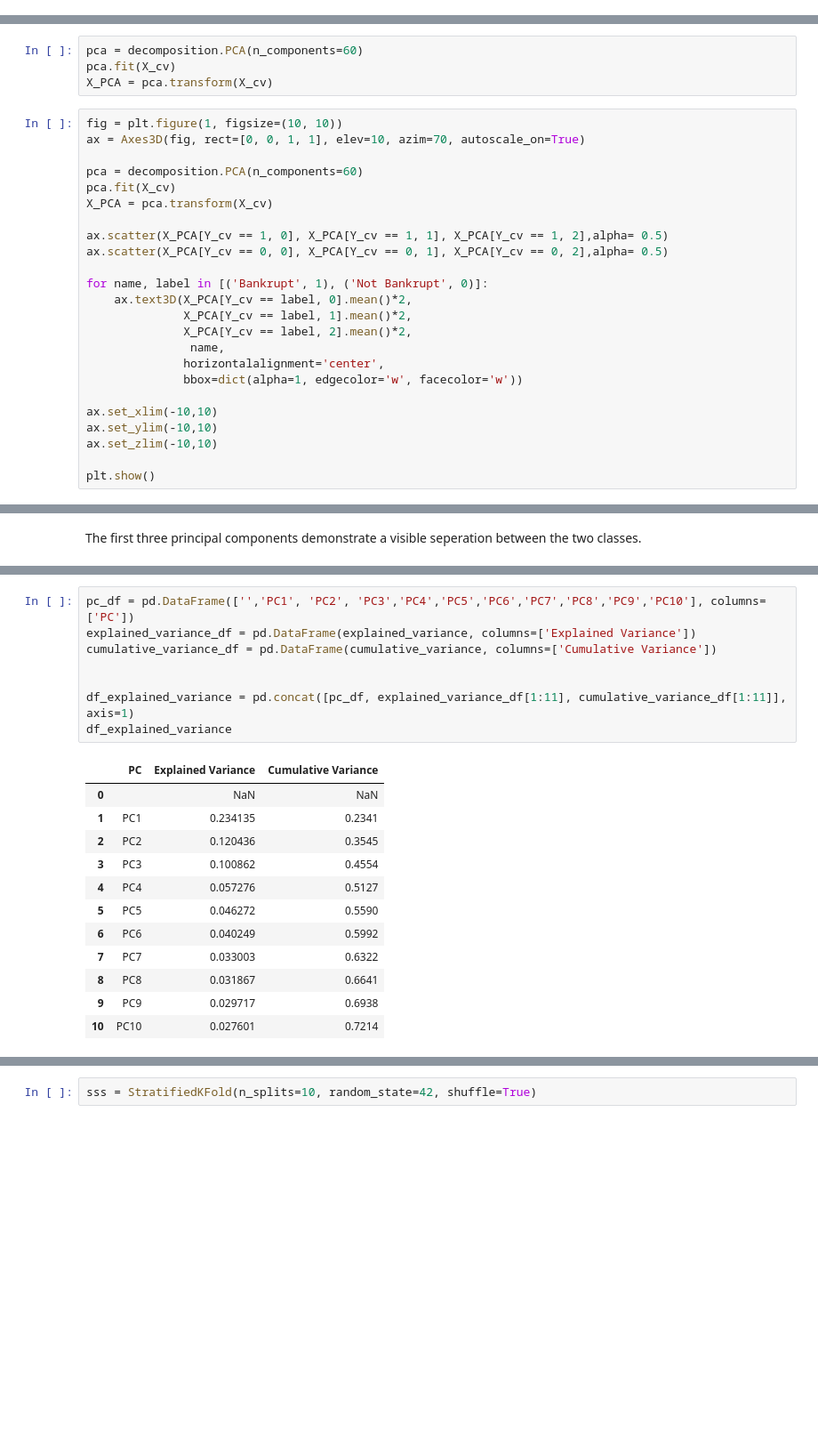
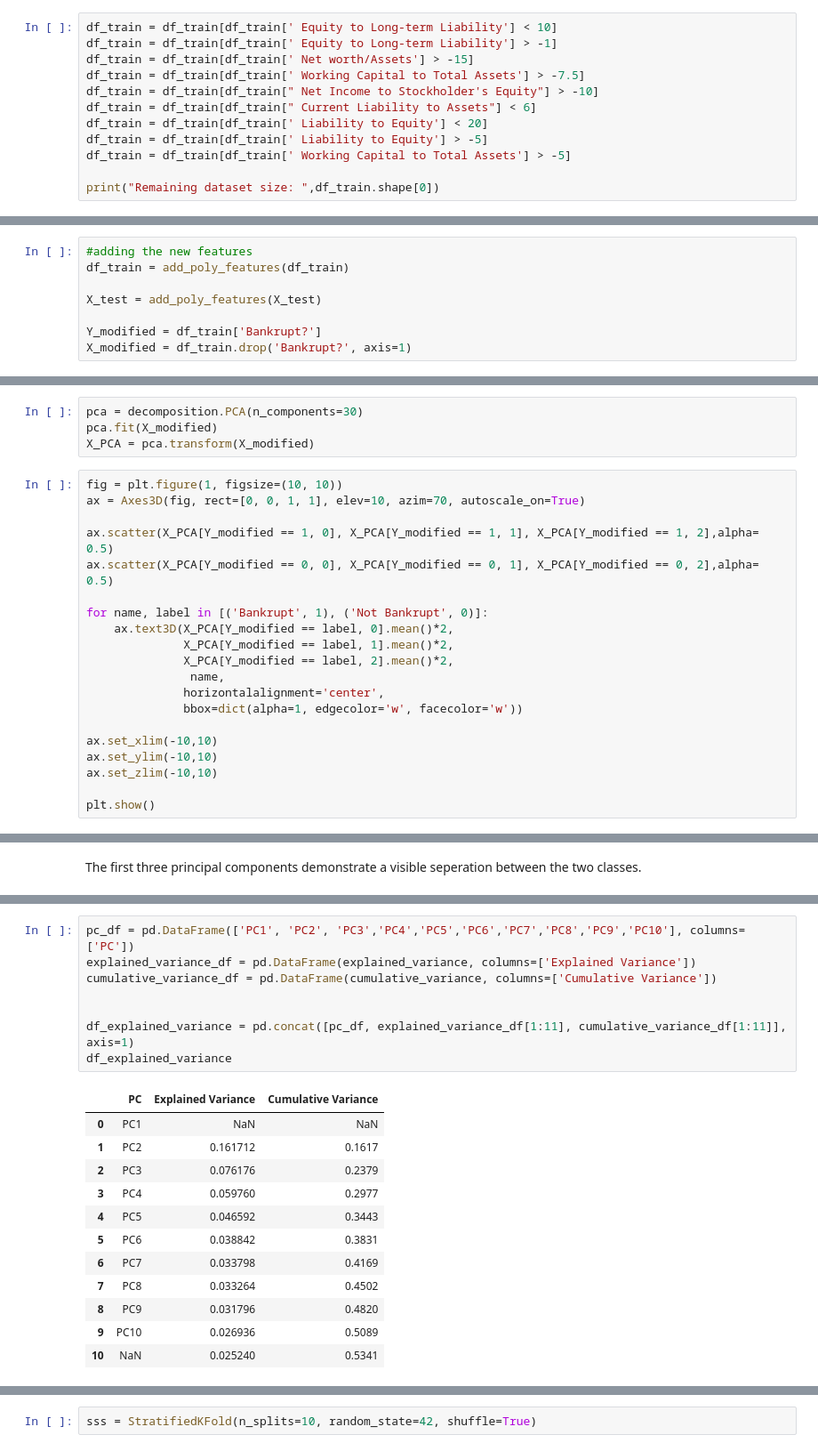
Before and after one commit to Ertugrulmert/Company-Bankruptcy-Estimation, a Jupyter notebook: Company_Bankruptcy_Prediction.ipynb, the cells around one changed output, grey strips where cells are left out. Shown at 89% size. Drawn from its saved outputs; the diff is of its cells as text; blank space fills up the shorter version.

```diff
--- a/Company_Bankruptcy_Prediction.ipynb
+++ b/Company_Bankruptcy_Prediction.ipynb
@@ -294,0 +270,12 @@ X_smt, y_smt = smt.fit_resample(X_cv, Y_cv)
+# %%
+df_train = df_train[df_train[' Equity to Long-term Liability'] < 10]
+df_train = df_train[df_train[' Equity to Long-term Liability'] > -1]
+df_train = df_train[df_train[' Net worth/Assets'] > -15]
+df_train = df_train[df_train[' Working Capital to Total Assets'] > -7.5]
+df_train = df_train[df_train[" Net Income to Stockholder's Equity"] > -10]
+df_train = df_train[df_train[" Current Liability to Assets"] < 6]
+df_train = df_train[df_train[' Liability to Equity'] < 20]
+df_train = df_train[df_train[' Liability to Equity'] > -5]
+df_train = df_train[df_train[' Working Capital to Total Assets'] > -5]
+
+print("Remaining dataset size: ",df_train.shape[0])
@@ -295,26 +311,30 @@ X_smt, y_smt = smt.fit_resample(X_cv, Y_cv)
+# %%
+#adding the new features
+df_train = add_poly_features(df_train)
+
+X_test = add_poly_features(X_test)
+
+Y_modified = df_train['Bankrupt?']
+X_modified = df_train.drop('Bankrupt?', axis=1)
 # %% [markdown]
 ### Extracing new featurs with PCA
 
 Principal components will also be used as an alternative set of features.
 # %%
-pca = decomposition.PCA(n_components=60)
-pca.fit(X_cv)
-X_PCA = pca.transform(X_cv)
+pca = decomposition.PCA(n_components=30)
+pca.fit(X_modified)
+X_PCA = pca.transform(X_modified)
 # %%
 fig = plt.figure(1, figsize=(10, 10))
 ax = Axes3D(fig, rect=[0, 0, 1, 1], elev=10, azim=70, autoscale_on=True)
 
-pca = decomposition.PCA(n_components=60)
-pca.fit(X_cv)
-X_PCA = pca.transform(X_cv)
-
-ax.scatter(X_PCA[Y_cv == 1, 0], X_PCA[Y_cv == 1, 1], X_PCA[Y_cv == 1, 2],alpha= 0.5)
-ax.scatter(X_PCA[Y_cv == 0, 0], X_PCA[Y_cv == 0, 1], X_PCA[Y_cv == 0, 2],alpha= 0.5)
+ax.scatter(X_PCA[Y_modified == 1, 0], X_PCA[Y_modified == 1, 1], X_PCA[Y_modified == 1, 2],alpha= 0.5)
+ax.scatter(X_PCA[Y_modified == 0, 0], X_PCA[Y_modified == 0, 1], X_PCA[Y_modified == 0, 2],alpha= 0.5)
 
 for name, label in [('Bankrupt', 1), ('Not Bankrupt', 0)]:
-    ax.text3D(X_PCA[Y_cv == label, 0].mean()*2,
-              X_PCA[Y_cv == label, 1].mean()*2,
-              X_PCA[Y_cv == label, 2].mean()*2,
+    ax.text3D(X_PCA[Y_modified == label, 0].mean()*2,
+              X_PCA[Y_modified == label, 1].mean()*2,
+              X_PCA[Y_modified == label, 2].mean()*2,
                name,
               horizontalalignment='center',
               bbox=dict(alpha=1, edgecolor='w', facecolor='w'))
@@ -354,24 +364,24 @@ Explained variation per principal component: [2.34135111e-01 1.20436253e-01 1.00
 # %%
-pc_df = pd.DataFrame(['','PC1', 'PC2', 'PC3','PC4','PC5','PC6','PC7','PC8','PC9','PC10'], columns=['PC'])
+pc_df = pd.DataFrame(['PC1', 'PC2', 'PC3','PC4','PC5','PC6','PC7','PC8','PC9','PC10'], columns=['PC'])
 explained_variance_df = pd.DataFrame(explained_variance, columns=['Explained Variance'])
 cumulative_variance_df = pd.DataFrame(cumulative_variance, columns=['Cumulative Variance'])
 
 
 df_explained_variance = pd.concat([pc_df, explained_variance_df[1:11], cumulative_variance_df[1:11]], axis=1)
 df_explained_variance
 # %% [output]
 |  | PC | Explained Variance | Cumulative Variance |
-| 0 |  | NaN | NaN |
-| 1 | PC1 | 0.234135 | 0.2341 |
-| 2 | PC2 | 0.120436 | 0.3545 |
-| 3 | PC3 | 0.100862 | 0.4554 |
-| 4 | PC4 | 0.057276 | 0.5127 |
-| 5 | PC5 | 0.046272 | 0.5590 |
-| 6 | PC6 | 0.040249 | 0.5992 |
-| 7 | PC7 | 0.033003 | 0.6322 |
-| 8 | PC8 | 0.031867 | 0.6641 |
-| 9 | PC9 | 0.029717 | 0.6938 |
-| 10 | PC10 | 0.027601 | 0.7214 |
+| 0 | PC1 | NaN | NaN |
+| 1 | PC2 | 0.161712 | 0.1617 |
+| 2 | PC3 | 0.076176 | 0.2379 |
+| 3 | PC4 | 0.059760 | 0.2977 |
+| 4 | PC5 | 0.046592 | 0.3443 |
+| 5 | PC6 | 0.038842 | 0.3831 |
+| 6 | PC7 | 0.033798 | 0.4169 |
+| 7 | PC8 | 0.033264 | 0.4502 |
+| 8 | PC9 | 0.031796 | 0.4820 |
+| 9 | PC10 | 0.026936 | 0.5089 |
+| 10 | NaN | 0.025240 | 0.5341 |
 # %%
 plt.plot(cumulative_variance)
 plt.title("Cumulative Variance")
```
Also changed, not shown: parts of 70 cells of this notebook.
